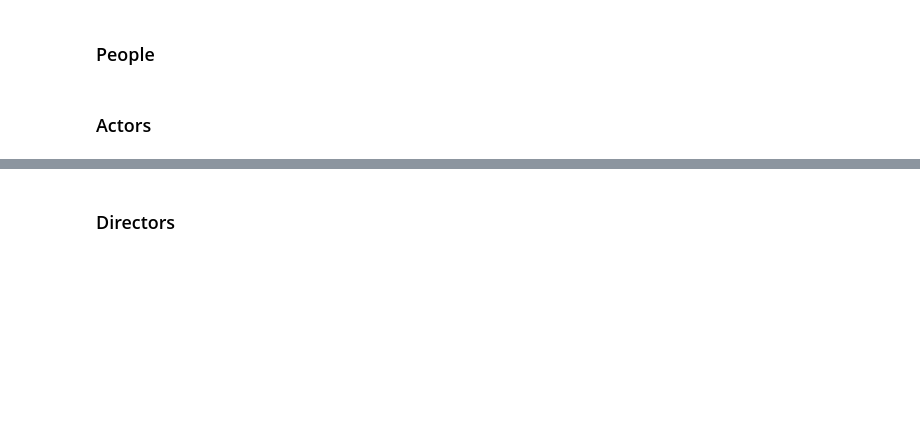
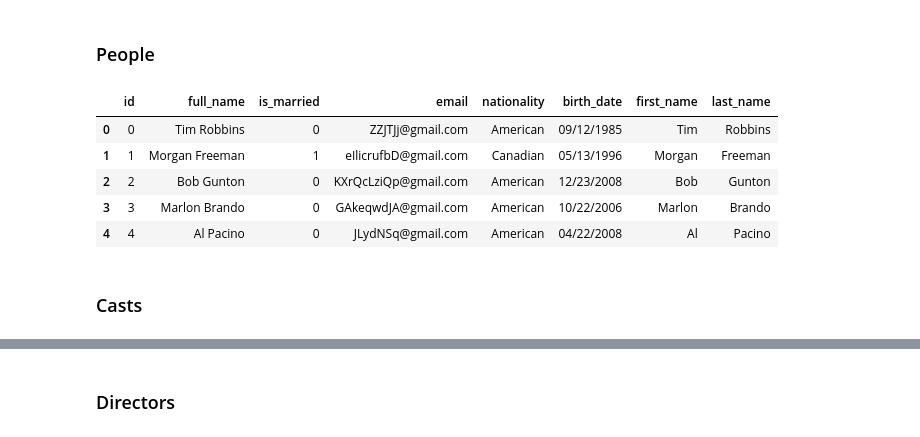
Before and after one commit to keivanipchihagh/OpenGoggles, a Jupyter notebook: scrapers/movies-scraper.ipynb, the cells around one changed output, grey strips where cells are left out. Drawn from its saved outputs; the diff is of its cells as text; code cells hidden in the pictures; blank space fills up the shorter version.

```diff
--- a/scrapers/movies-scraper.ipynb
+++ b/scrapers/movies-scraper.ipynb
@@ -18,3 +22,12 @@ top_movies = pd.read_csv("../data/top-250-movie-ratings.csv").drop(columns = ["U
+# %%
+def random_date(start, end):
+    delta = end - start
+    int_delta = (delta.days * 24 * 60 * 60) + delta.seconds
+    random_second = randrange(int_delta)
+    return (start + timedelta(seconds = random_second)).strftime('%m/%d/%Y')
+
+d1 = datetime.strptime('1/1/1970', '%m/%d/%Y')
+d2 = datetime.strptime('1/1/2010', '%m/%d/%Y')
 # %% [markdown]
 ### Aquire Data from the OMDB API
 # %%
@@ -106,21 +134,34 @@ df[movie_cols].to_csv("../data/csv/movies.csv", index = False)
 # %%
 people = []
 people_id = 0
 
 def get_people(names):
     global people_id
 
     for name in names.split(', '):
         people.append(( people_id, name, random.choice([0, 1]), None, random.choice(['American', 'Canadian']), None ))
         people_id += 1
 
 _ = df.loc[~df['actors'].isna(), 'actors'].apply(get_people)
 _ = df.loc[~df['directors'].isna(), 'directors'].apply(get_people)
 people = pd.DataFrame(people, columns = ['id', 'full_name', 'is_married', 'email', 'nationality', 'birth_date'])
 
-people.to_csv('../data/csv/people.csv', index = False)
+people['first_name'] = people['full_name'].apply(lambda x: x.split(' ')[0])
+people['last_name'] = people['full_name'].apply(lambda x: x.split(' ')[1] if len(x.split()) == 2 else None)
+people['email'] = people['id'].apply(lambda x: ''.join(random.choice(string.ascii_letters) for _ in range(random.randint(5, 10))) + '@gmail.com')
+people['birth_date'] = people['id'].apply(lambda x: random_date(d1, d2))
+
+people[['id', 'first_name', 'last_name', 'is_married', 'email', 'nationality', 'birth_date']].to_csv('../data/csv/people.csv', index = False)
+people.head()
+# %% [output]
+|  | id | full_name | is_married | email | nationality | birth_date | first_name | last_name |
+| 0 | 0 | Tim Robbins | 0 | ZZJTJj@gmail.com | American | 09/12/1985 | Tim | Robbins |
+| 1 | 1 | Morgan Freeman | 1 | eIlicrufbD@gmail.com | Canadian | 05/13/1996 | Morgan | Freeman |
+| 2 | 2 | Bob Gunton | 0 | KXrQcLziQp@gmail.com | American | 12/23/2008 | Bob | Gunton |
+| 3 | 3 | Marlon Brando | 0 | GAkeqwdJA@gmail.com | American | 10/22/2006 | Marlon | Brando |
+| 4 | 4 | Al Pacino | 0 | JLydNSq@gmail.com | American | 04/22/2008 | Al | Pacino |
 # %% [markdown]
-### Actors
+### Casts
 # %%
 casts = []
 
```
Also changed, not shown: parts of 19 cells of this notebook, 23 other files.
